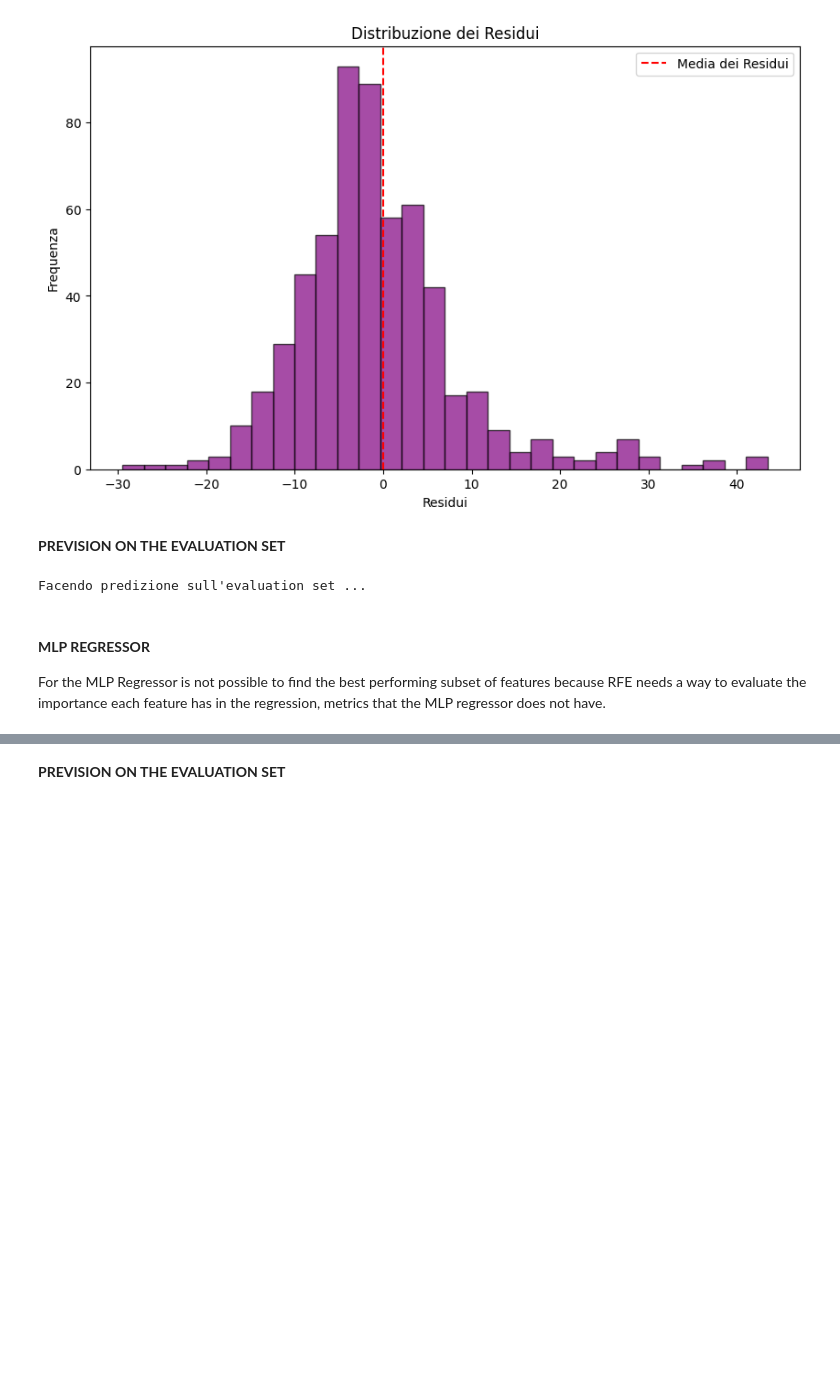
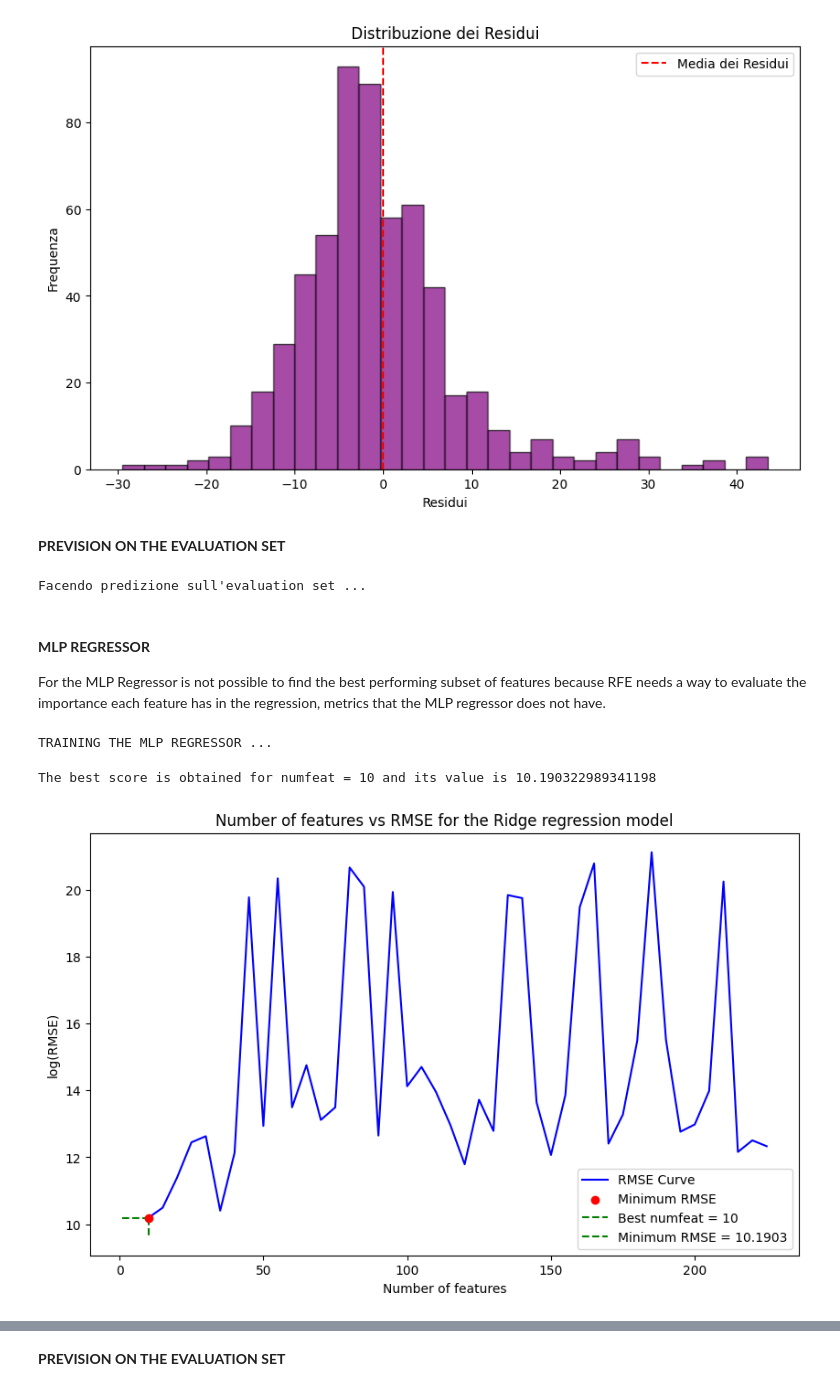
Before and after one commit to RBello02/Homework_Data_science, a Jupyter notebook: codice_da_consegnare.ipynb, the cells around one changed output, grey strips where cells are left out. Drawn from its saved outputs; the diff is of its cells as text; code cells hidden in the pictures; blank space fills up the shorter version.

```diff
--- a/codice_da_consegnare.ipynb
+++ b/codice_da_consegnare.ipynb
@@ -225,9 +223,9 @@ The best score is obtained for numfeat = 50 and its value is 9.526367154604252
 rfe = RFE(model, n_features_to_select= best_numfeat)
 rfe.fit(X_train, y_train)
 
-mask_RF = rfe.support_
-features_used_RF = Xdata_dev.columns[mask_RF].to_list()
-print(features_used_RF)  # the mask of the selected features
+mask_RI = rfe.support_
+features_used_RI = Xdata_dev.columns[mask_RI].to_list()
+print(features_used_RI)  # the mask of the selected features
 
 X_train_selected_forest = rfe.transform(X_train)
 X_test_selected_forest = rfe.transform(X_validation)
@@ -244,7 +242,7 @@ model_details = {
     }
 
 
-grid_search_RF = GridSearchCV(
+grid_search_RI = GridSearchCV(
     estimator=model_details['model'],
     param_grid=model_details['params'],
     cv=5,  # Numero di fold per la cross-validation
@@ -254,18 +252,18 @@ grid_search_RF = GridSearchCV(
 
 
 # Performin the gridsearch
-grid_search_RF.fit(X_train_selected_forest, y_train)
+grid_search_RI.fit(X_train_selected_forest, y_train)
 
 # Storing the results
-best_params_RF =  grid_search_RF.best_params_,
-best_MSE_RF = -grid_search_RF.best_score_  # Invertire il segno per MSE
+best_params_RF =  grid_search_RI.best_params_,
+best_MSE_RF = -grid_search_RI.best_score_  # Invertire il segno per MSE
 
-print(f"Migliori parametri per {model_name}: {grid_search_RF.best_params_}")
+print(f"Migliori parametri per {model_name}: {grid_search_RI.best_params_}")
 print(f"Miglior MSE (cross-val): {best_MSE_RF:.4f}")
 
 
 # Validation
-y_pred = grid_search_RF.best_estimator_.predict(X_validation[:, mask_RF])
+y_pred = grid_search_RI.best_estimator_.predict(X_validation[:, mask_RI])
 rmse_test = root_mean_squared_error(y_validation, y_pred)
 r2 = r2_score(y_validation, y_pred)
 
@@ -331,4 +329,46 @@ Facendo predizione sull'evaluation set ...
 # %% [markdown]
 #### **MLP REGRESSOR**
 For the MLP Regressor is not possible to find the best performing subset of features because RFE needs a way to evaluate the importance each feature has in the regression, metrics that the MLP regressor does not have.
+# %%
+# Defining the best feature
+model = MLPRegressor(hidden_layer_sizes=(100, 2), activation= 'relu', alpha = 0.01, max_iter = 1000)
+print('TRAINING THE MLP REGRESSOR ... \n')
+
+best_numfeat = 95
+best_score = 50
+scores = []
+
+for numfeat in range(10, len(copy_dev.columns), 5):
+    kbest = SelectKBest(score_func=f_regression, k = numfeat)
+    X_train_selected = kbest.fit_transform(X_train, y_train)
+    X_test_selected = kbest.transform(X_validation)
+
+    # Fitting and evaluating the model
+    model.fit(X_train_selected, y_train)
+    score = root_mean_squared_error(y_validation, model.predict(X_test_selected))
+    scores.append(score)
+
+    if score < best_score:
+      best_score = score
+      best_numfeat = numfeat
+
+print(f'The best score is obtained for numfeat = {best_numfeat} and its value is {best_score} ')
+
+
+# PLOT NUM_FEAT - RMSE
+plt.figure(figsize=(10, 6))
+xseq = range(10, len(copy_dev.columns), 5)
+plt.plot(xseq, scores, label='RMSE Curve', color='blue')
+plt.scatter([best_numfeat], [best_score], color='red', zorder=5, label='Minimum RMSE')
+plt.plot([best_numfeat, best_numfeat], [best_score, plt.ylim()[0]], color='green', linestyle='--', label=f'Best numfeat = {best_numfeat}')
+plt.plot([1, best_numfeat], [best_score, best_score], color='green', linestyle='--', label=f'Minimum RMSE = {best_score:.4f}')
+plt.xlabel('Number of features')
+plt.ylabel('log(RMSE)')
+plt.title('Number of features vs RMSE for the Ridge regression model')
+plt.legend()
+plt.show()
+# %% [output]
+TRAINING THE MLP REGRESSOR ...
+The best score is obtained for numfeat = 10 and its value is 10.190322989341198
+[figure, added]
 # %%
```
Also changed, not shown: parts of 12 cells of this notebook, 4 other files.
